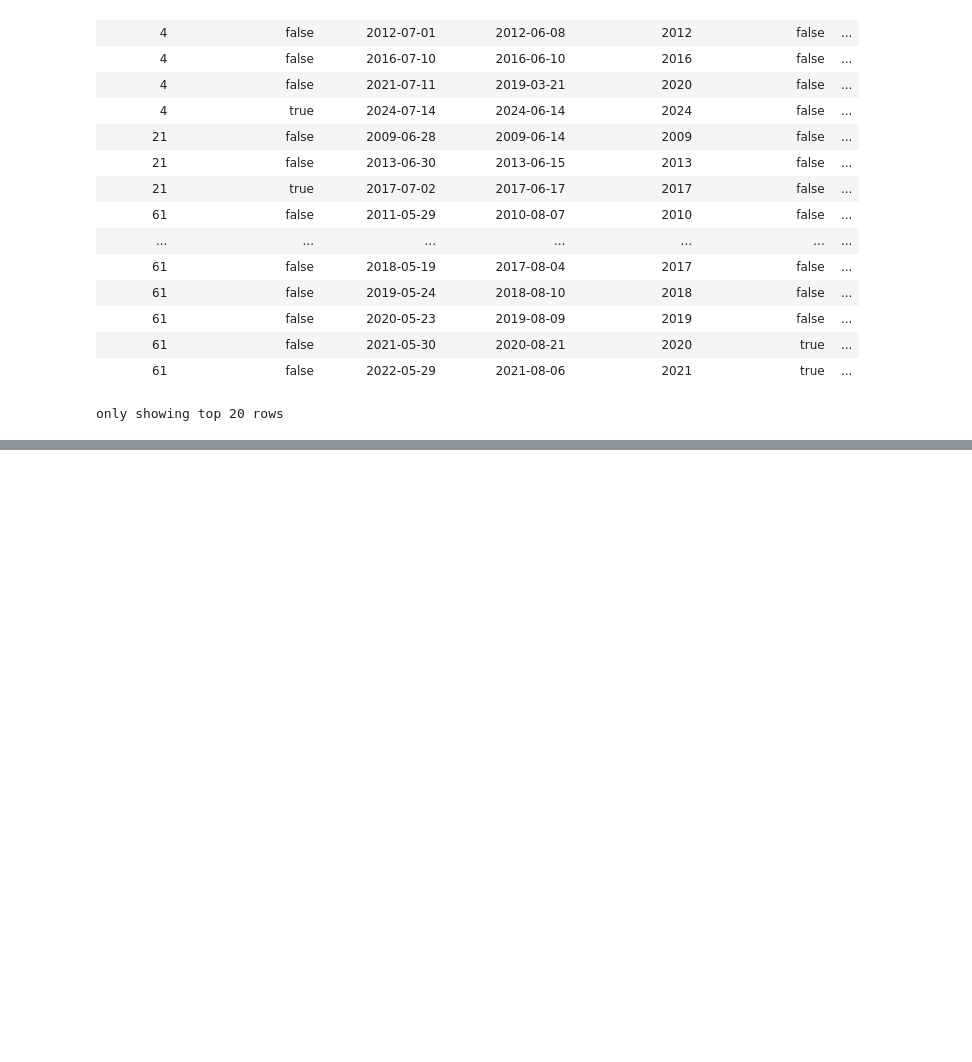
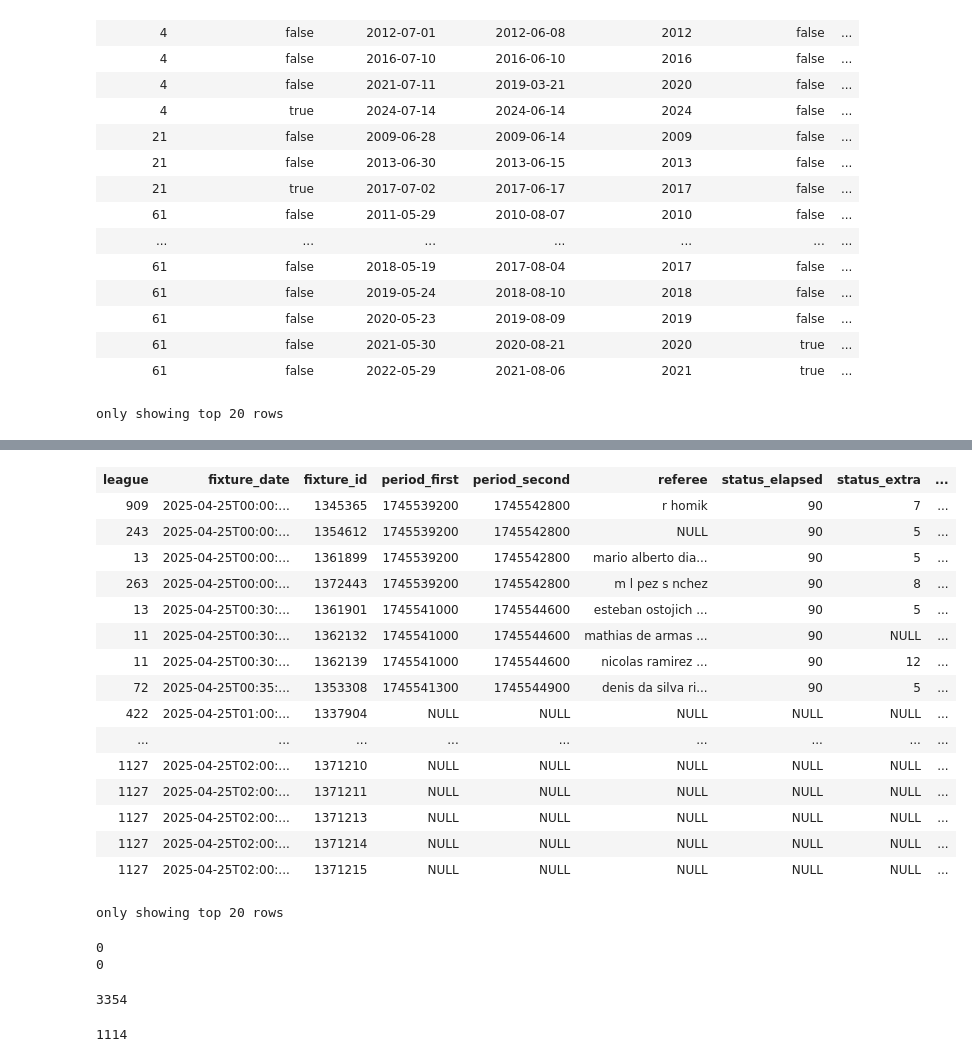
Before and after one commit to Carda01/LetsTalk, a Jupyter notebook: notebooks/explore_landing.ipynb, the cells around one changed output, grey strips where cells are left out. Drawn from its saved outputs; the diff is of its cells as text; code cells hidden in the pictures; blank space fills up the shorter version.

Commit message:
+ expanding matches database

```diff
--- a/notebooks/explore_landing.ipynb
+++ b/notebooks/explore_landing.ipynb
@@ -185,3 +225,9 @@ sporcessor.df
 | 61 | false | 2021-05-30 | 2020-08-21 | 2020 | true | ... |
 | 61 | false | 2022-05-29 | 2021-08-06 | 2021 | true | ... |
 only showing top 20 rows
+# %%
+absolute_path_to_landing = '/Users/alfio/projects/upc/BDMP2/data/letstalk_landing_zone_bdma'
+table_subpath = 'delta_sports/matches'
+loader = IncrementalLoader(spark, absolute_path_to_landing, table_subpath)
+df = loader.get_new_data()
+df.head(5)
@@ -187,0 +251,25 @@ only showing top 20 rows
+# %%
+sproc = SportsMatchesProcessor(spark, df)
+sproc.expand()
+sproc.normalize_text(['referee', 'venue_city', 'venue_name', 'team_away_name', 'team_home_name', 'status_long'])
+sproc.extract_teams()
+# %%
+sproc.df
+# %% [output]
+| league | fixture_date | fixture_id | period_first | period_second | referee | status_elapsed | status_extra | ... |
+| 909 | 2025-04-25T00:00:... | 1345365 | 1745539200 | 1745542800 | r homik | 90 | 7 | ... |
+| 243 | 2025-04-25T00:00:... | 1354612 | 1745539200 | 1745542800 | NULL | 90 | 5 | ... |
+| 13 | 2025-04-25T00:00:... | 1361899 | 1745539200 | 1745542800 | mario alberto dia... | 90 | 5 | ... |
+| 263 | 2025-04-25T00:00:... | 1372443 | 1745539200 | 1745542800 | m l pez s nchez | 90 | 8 | ... |
+| 13 | 2025-04-25T00:30:... | 1361901 | 1745541000 | 1745544600 | esteban ostojich ... | 90 | 5 | ... |
+| 11 | 2025-04-25T00:30:... | 1362132 | 1745541000 | 1745544600 | mathias de armas ... | 90 | NULL | ... |
+| 11 | 2025-04-25T00:30:... | 1362139 | 1745541000 | 1745544600 | nicolas ramirez ... | 90 | 12 | ... |
+| 72 | 2025-04-25T00:35:... | 1353308 | 1745541300 | 1745544900 | denis da silva ri... | 90 | 5 | ... |
+| 422 | 2025-04-25T01:00:... | 1337904 | NULL | NULL | NULL | NULL | NULL | ... |
+| ... | ... | ... | ... | ... | ... | ... | ... | ... |
+| 1127 | 2025-04-25T02:00:... | 1371210 | NULL | NULL | NULL | NULL | NULL | ... |
+| 1127 | 2025-04-25T02:00:... | 1371211 | NULL | NULL | NULL | NULL | NULL | ... |
+| 1127 | 2025-04-25T02:00:... | 1371213 | NULL | NULL | NULL | NULL | NULL | ... |
+| 1127 | 2025-04-25T02:00:... | 1371214 | NULL | NULL | NULL | NULL | NULL | ... |
+| 1127 | 2025-04-25T02:00:... | 1371215 | NULL | NULL | NULL | NULL | NULL | ... |
+only showing top 20 rows
@@ -187,0 +303,16 @@ only showing top 20 rows
+# %%
+print(df_ex.filter(col('team_home_winner') == True).filter(col('goals_away') > col('goals_home')).count())
+print(df_ex.filter(col('team_away_winner') == True).filter(col('goals_home') > col('goals_away')).count())
+# %% [output]
+0
+0
+# %%
+df_ex = df_ex.withColumn('venue_name', lower('venue_name'))
+df_ex.select('venue_name').distinct().count()
+# %% [output]
+3354
+# %%
+print(df_ex.count())
+filtered = merge_elements(df_ex, ['fixture_id'])
+# %% [output]
+1114
```
Also changed, not shown: parts of 15 cells of this notebook, 1 other file.
